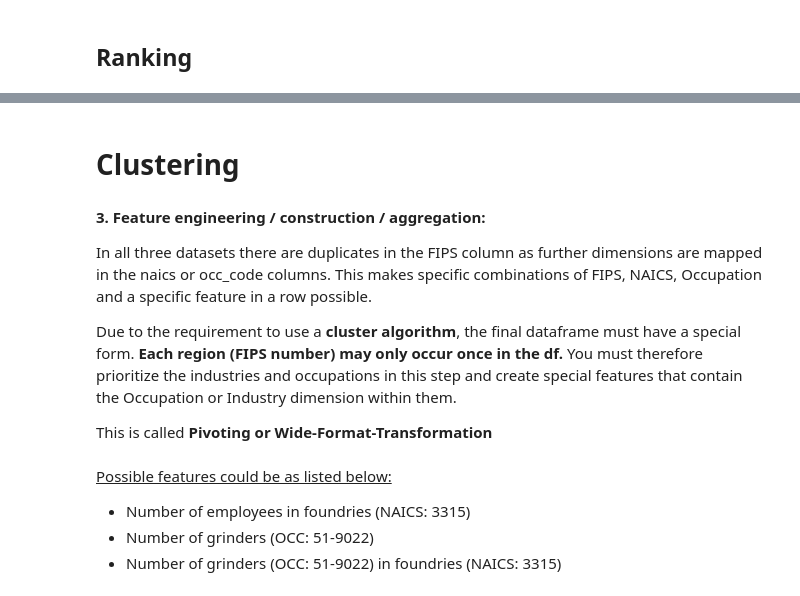
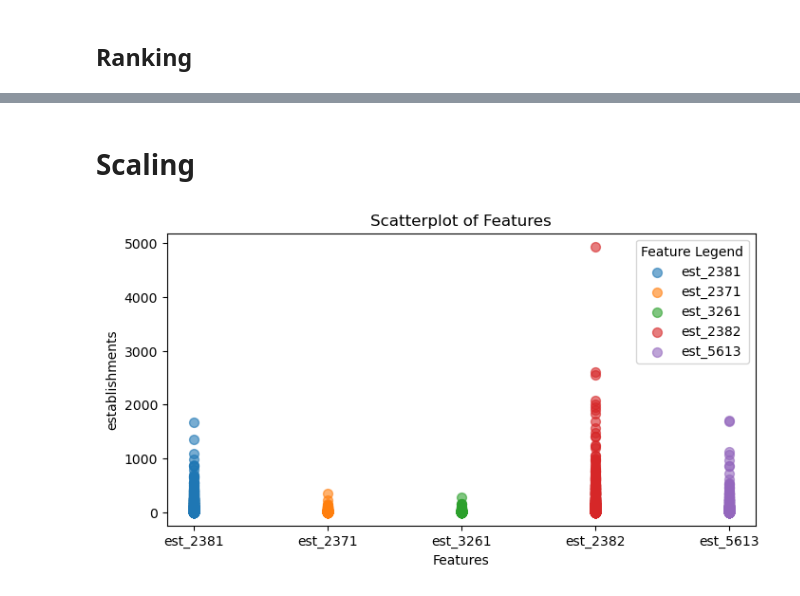
Before and after one commit to dkkdark/Data-Driven-Modeling-WS24-25, a Jupyter notebook: notebooks/data_preparation.ipynb, the cells around one changed output, grey strips where cells are left out. Drawn from its saved outputs; the diff is of its cells as text; code cells hidden in the pictures.

```diff
--- a/notebooks/data_preparation.ipynb
+++ b/notebooks/data_preparation.ipynb
@@ -38,7 +84,6 @@ unique_lengths
 array([4, 5])
 # %%
 def add_zeros(code):
-    code = str(code)
     if len(code) == 3:
         return '00' + code
     elif len(code) == 4:
@@ -360,0 +367,3 @@ df_final.head()
+# %%
+top5_industries = result_sorted[:5]['naics'].tolist()
+top5_industries
@@ -388,0 +383,21 @@ top_10_counties
+# %%
+# Assume `df` is the original DataFrame
+# List of desired NAICS codes
+naics_codes = top5_industries
+
+# Create a new DataFrame with unique FIPS values
+feature_df = pd.DataFrame(df_pattern['FIPS'].unique(), columns=['FIPS'])
+
+# Add a new column with the corresponding 'est' values for each NAICS code
+for naics_code in naics_codes:
+    # Filter the rows for the current NAICS code and get the corresponding 'est' values
+    est_values = df_pattern[df_pattern['naics'] == naics_code].set_index('FIPS')['est']
+
+    # Merge the 'est' values as a new column in the new DataFrame
+    feature_df = feature_df.merge(est_values, how='left', left_on='FIPS', right_index=True)
+
+    # Rename the column based on the NAICS code
+    feature_df = feature_df.rename(columns={'est': f'est_{naics_code}'})
+
+# Display the result
+feature_df
@@ -389,17 +434,21 @@ top_10_counties
 # %% [markdown]
-# Clustering
+# Scaling
-# %% [markdown]
-**3. Feature engineering / construction / aggregation:**
-
-In all three datasets there are duplicates in the FIPS column as further dimensions are mapped in the naics or occ_code columns. This makes specific combinations of FIPS, NAICS, Occupation and a specific feature in a row possible. <br>
-
-Due to the requirement to use a **cluster algorithm**, the final dataframe must have a special form. **Each region (FIPS number) may only occur once in the df.**
-You must therefore prioritize the industries and occupations in this step and create special features that contain the Occupation or Industry dimension within them.
-
-This is called **Pivoting or Wide-Format-Transformation**
-# %% [markdown]
-<u>Possible features could be as listed below:<u>
-
-- Number of employees in foundries (NAICS: 3315)
-- Number of grinders (OCC: 51-9022)
-- Number of grinders (OCC: 51-9022) in foundries (NAICS: 3315)
+# %%
+# Drop 'FIPS' column
+feature_df_no_fips = feature_df.drop(columns='FIPS')
+
+plt.figure(figsize=(8,4))
+
+# Plot points without NaN values for each column except 'FIPS'
+for col in feature_df_no_fips.columns:
+    # Remove NaN values
+    non_nan_data = feature_df_no_fips[col].dropna()
+    plt.scatter([col] * len(non_nan_data), non_nan_data, s=50, alpha=0.6, label=col)  # Set s to a fixed value
+
+plt.xlabel("Features")
+plt.ylabel("establishments")
+plt.title("Scatterplot of Features")
+plt.legend(title="Feature Legend")
+plt.show()
+# %% [output]
+[figure, added]
```
Also changed, not shown: parts of 88 cells of this notebook.
